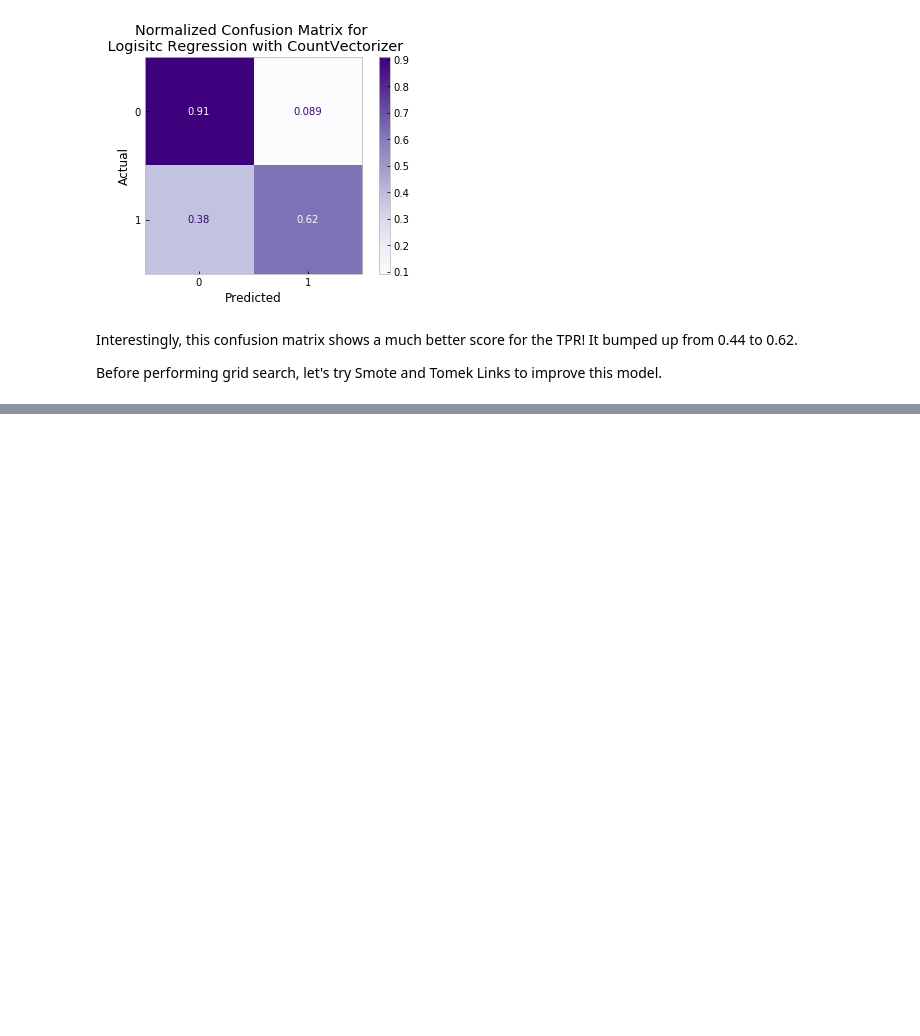
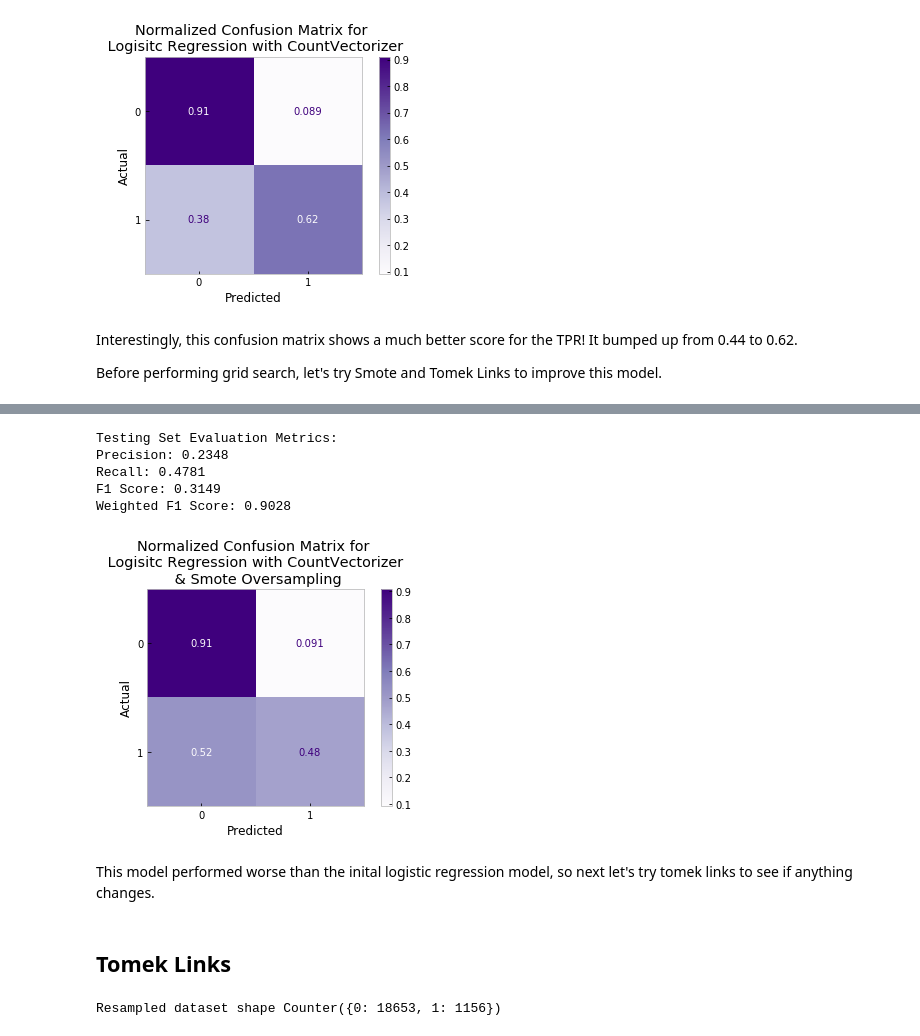
Before and after one commit to sidneykung/twitter_hate_speech_detection, a Jupyter notebook: models/post_MVP.ipynb, the cells around one changed output, grey strips where cells are left out. Drawn from its saved outputs; the diff is of its cells as text; code cells hidden in the pictures; blank space fills up the shorter version.

Commit message:
finalizing better model

```diff
--- a/models/post_MVP.ipynb
+++ b/models/post_MVP.ipynb
@@ -226,0 +254,9 @@ Before performing grid search, let's try Smote and Tomek Links to improve this m
+# %%
+sm = SMOTE(random_state=45)
+smote_X_train, smote_y_train = sm.fit_sample(X_train_count, y_train)
+# %%
+smote_logreg = LogisticRegression(penalty='l2', random_state=35)
+# %%
+%%time
+smote_logreg.fit(smote_X_train, smote_y_train)
+smote_logreg_test_preds = smote_logreg.predict(X_test_count)
@@ -226,0 +266,37 @@ Before performing grid search, let's try Smote and Tomek Links to improve this m
+# %%
+smote_precision = precision_score(y_test, smote_logreg_test_preds)
+smote_recall = recall_score(y_test, smote_logreg_test_preds)
+smote_f1_score = f1_score(y_test, smote_logreg_test_preds)
+smote_weighted_f1_score = f1_score(y_test, smote_logreg_test_preds, average='weighted')
+
+helpers.evaluation(smote_precision, smote_recall, smote_f1_score, smote_weighted_f1_score)
+# %% [output]
+Testing Set Evaluation Metrics:
+Precision: 0.2348
+Recall: 0.4781
+F1 Score: 0.3149
+Weighted F1 Score: 0.9028
+# %%
+# generating normalized confusion matrix
+SVM_conf_matrix = plot_confusion_matrix(smote_logreg, X_test_count, y_test,
+                                 display_labels=None,
+                                 cmap=plt.cm.Purples,
+                                 normalize='true')
+SVM_conf_matrix.ax_.set_title('Normalized Confusion Matrix for \n Logisitc Regression with CountVectorizer \n & Smote Oversampling')
+plt.xlabel('Predicted')
+plt.ylabel('Actual')
+plt.grid(False)
+# plt.savefig('./visualizations/normalized_count_log_reg_matrix.png', bbox_inches = "tight", pad_inches=.5)
+plt.show()
+# %% [output]
+[figure, added]
+# %% [markdown]
+This model performed worse than the inital logistic regression model, so next let's try tomek links to see if anything changes.
+# %% [markdown]
+## Tomek Links
+# %%
+tl = TomekLinks()
+tomek_X_train, tomek_y_train = tl.fit_resample(X_train_count, y_train)
+print('Resampled dataset shape %s' % Counter(tomek_y_train))
+# %% [output]
+Resampled dataset shape Counter({0: 18653, 1: 1156})
```
Also changed, not shown: parts of 31 cells of this notebook.
